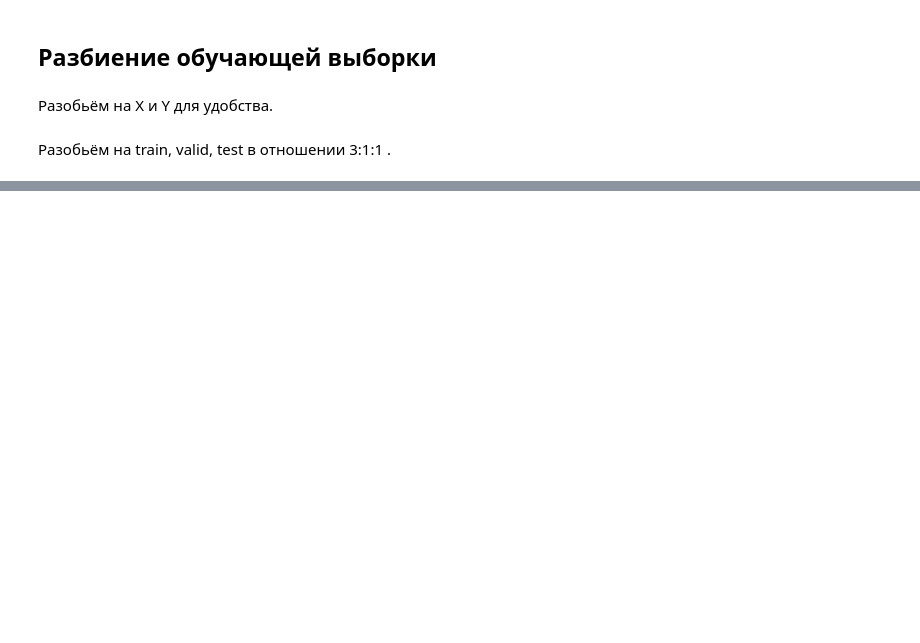
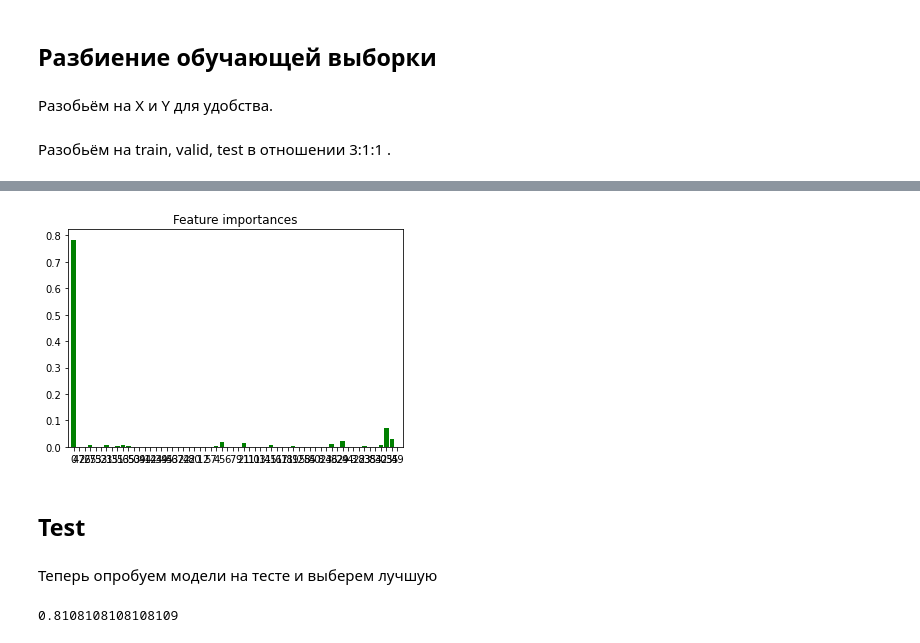
Before and after one commit to ALYAMBR/Notebooks, a Jupyter notebook: CFT_test_task.ipynb, the cells around one changed output, grey strips where cells are left out. Saved outputs shown, nothing was run; the diff lists cells and outputs as text; code cells hidden in the pictures; blank space fills up the shorter version.

```diff
--- a/CFT_test_task.ipynb
+++ b/CFT_test_task.ipynb
@@ -225,0 +916,4 @@ test_X, val_X, test_Y, val_Y = train_test_split(test_X, test_Y,
+# %%
+dtc = DecisionTreeClassifier(random_state=SEED)
+# %%
+dtc.fit(train_X, train_Y)
@@ -225,0 +945,2 @@ test_X, val_X, test_Y, val_Y = train_test_split(test_X, test_Y,
+# %%
+importance = dtc.feature_importances_
@@ -225,0 +965,2 @@ test_X, val_X, test_Y, val_Y = train_test_split(test_X, test_Y,
+# %%
+indices = np.argsort(importance[::-1])
@@ -225,0 +988,14 @@ test_X, val_X, test_Y, val_Y = train_test_split(test_X, test_Y,
+# %%
+plt.figure()
+plt.title("Feature importances")
+plt.bar(range(train_X.shape[1]), importance[indices],
+        color="g", align="center")
+plt.xticks(range(train_X.shape[1]), indices)
+plt.xlim([-1, train_X.shape[1]])
+plt.show()
+# %% [output]
+[figure, added]
+# %% [markdown]
+## Test
+# %% [markdown]
+Теперь опробуем модели на тесте и выберем лучшую
@@ -225,0 +1004,4 @@ test_X, val_X, test_Y, val_Y = train_test_split(test_X, test_Y,
+# %%
+f1_score(test_Y, gbc_pr)
+# %% [output]
+0.8108108108108109
```
Also changed, not shown: parts of 176 cells of this notebook.
